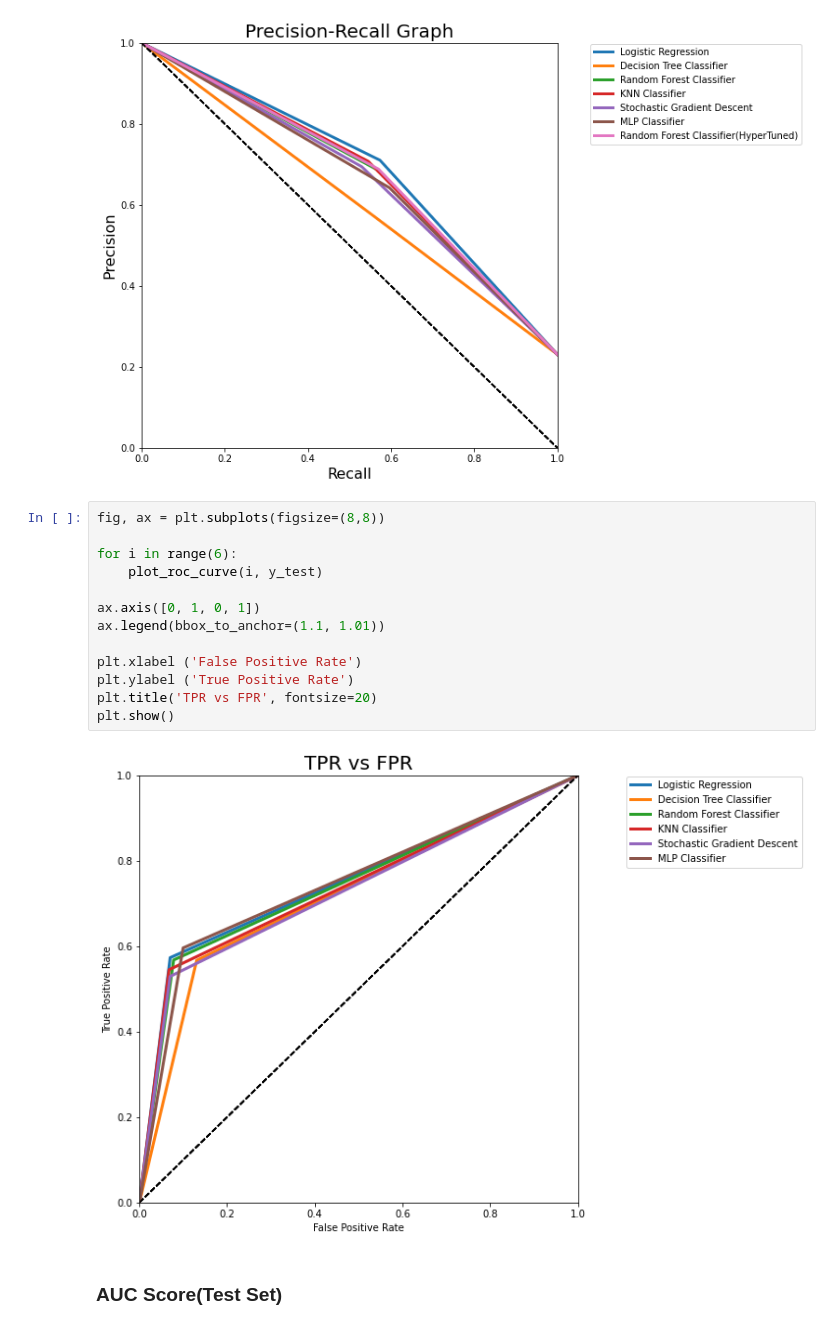
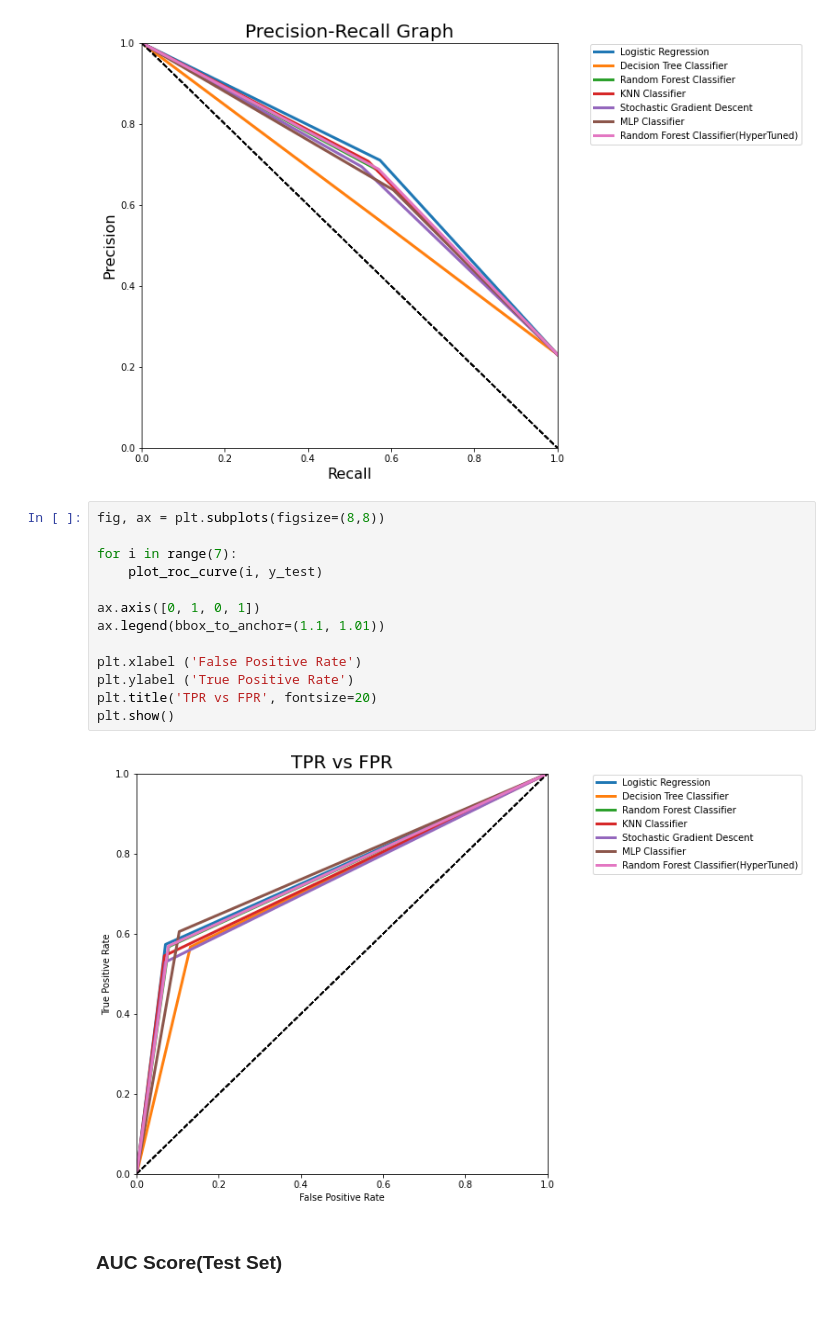
Before and after one commit to JasonnLim/ML-Salary-Prediction, a Jupyter notebook: Code.ipynb, the cells around one changed output. Cells and saved outputs as stored; diff of their text form.

```diff
--- a/Code.ipynb
+++ b/Code.ipynb
@@ -1347,18 +1347,18 @@ plt.show()
 # %%
 fig, ax = plt.subplots(figsize=(8,8))
 
-for i in range(6):
+for i in range(7):
     plot_roc_curve(i, y_test)
 
 ax.axis([0, 1, 0, 1])
 ax.legend(bbox_to_anchor=(1.1, 1.01))
 
 plt.xlabel ('False Positive Rate')
 plt.ylabel ('True Positive Rate')
 plt.title('TPR vs FPR', fontsize=20)
 plt.show()
 # %% [output]
-[figure, old version]
+[figure, new version]
 # %% [markdown]
 ### AUC Score(Test Set)
 # %%
```
Also changed, not shown: parts of 13 cells of this notebook.
